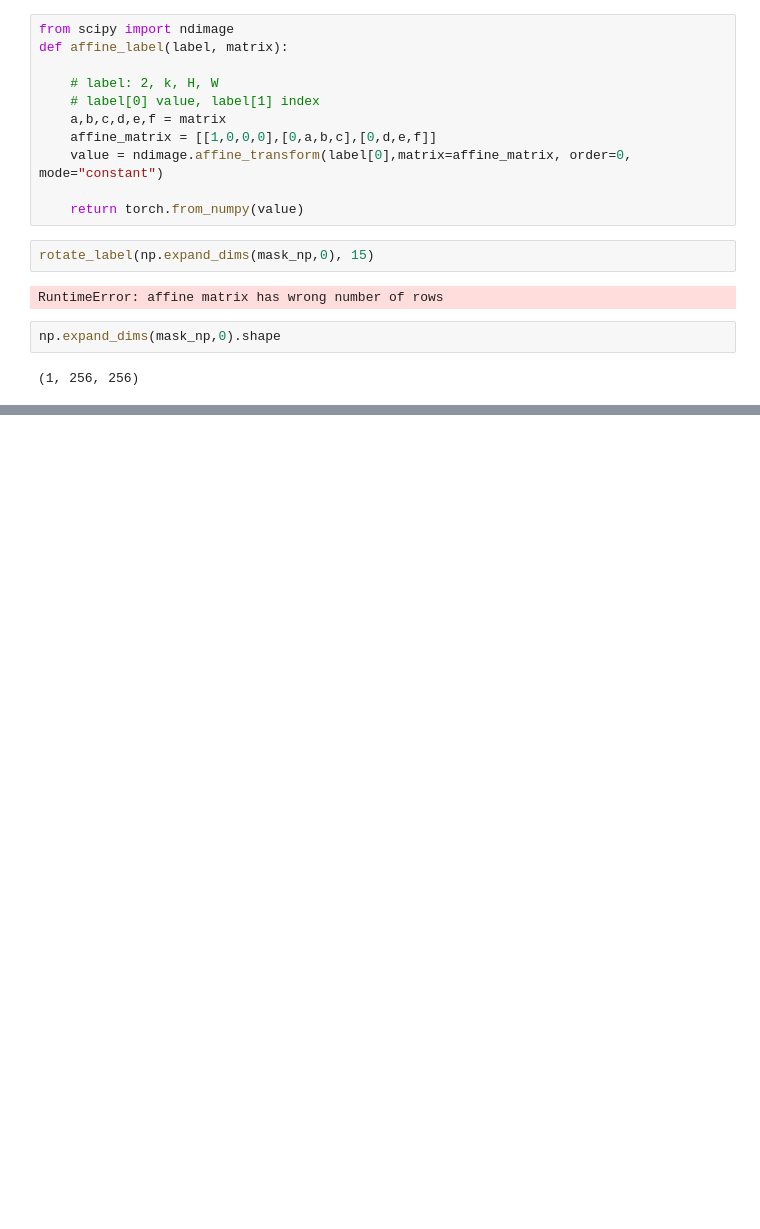
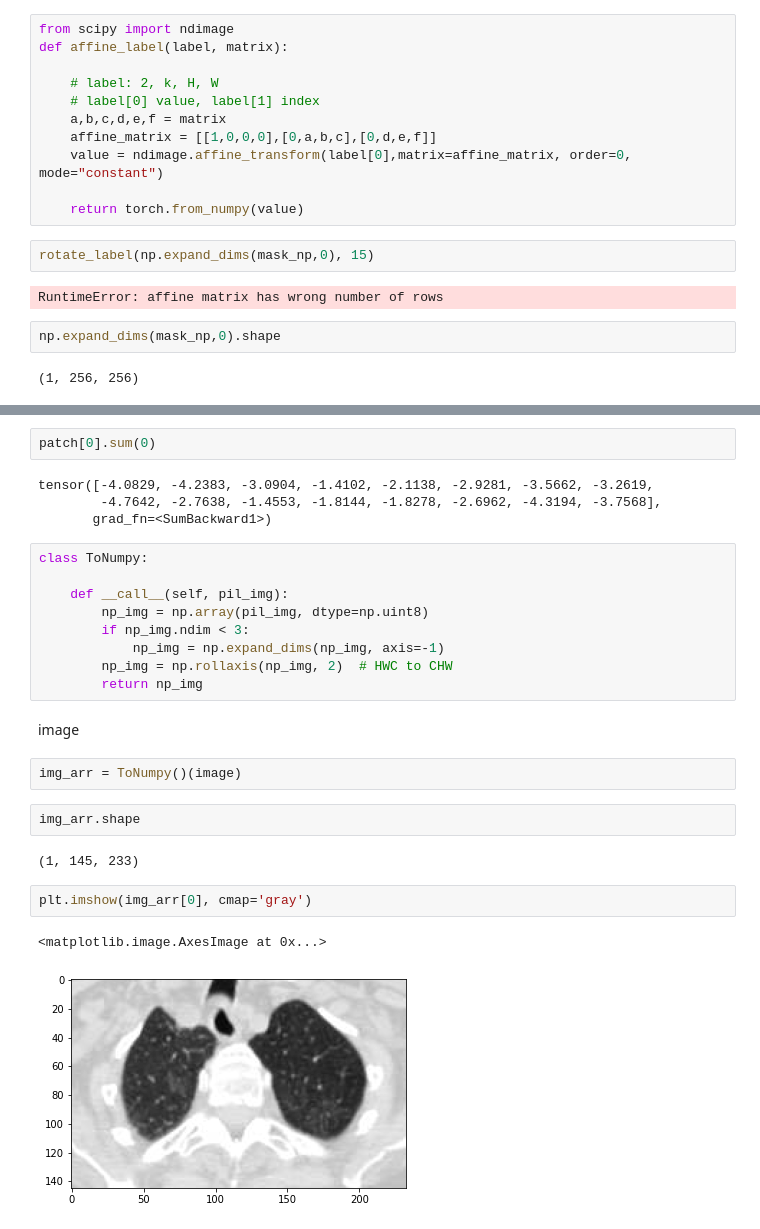
Before and after one commit to chenzhouuu/tokenlabeling_covid, a Jupyter notebook: timm_tutorial.ipynb, the cells around one changed output, grey strips where cells are left out. Cells and saved outputs as stored; diff of their text form; blank space fills up the shorter version.

```diff
--- a/timm_tutorial.ipynb
+++ b/timm_tutorial.ipynb
@@ -588,0 +672,28 @@ np.expand_dims(mask_np,0).shape
+# %%
+patch[0].sum(0)
+# %% [output]
+tensor([-4.0829, -4.2383, -3.0904, -1.4102, -2.1138, -2.9281, -3.5662, -3.2619,
+        -4.7642, -2.7638, -1.4553, -1.8144, -1.8278, -2.6962, -4.3194, -3.7568],
+       grad_fn=<SumBackward1>)
+# %%
+class ToNumpy:
+
+    def __call__(self, pil_img):
+        np_img = np.array(pil_img, dtype=np.uint8)
+        if np_img.ndim < 3:
+            np_img = np.expand_dims(np_img, axis=-1)
+        np_img = np.rollaxis(np_img, 2)  # HWC to CHW
+        return np_img
+# %% [markdown]
+image
+# %%
+img_arr = ToNumpy()(image)
+# %%
+img_arr.shape
+# %% [output]
+(1, 145, 233)
+# %%
+plt.imshow(img_arr[0], cmap='gray')
+# %% [output]
+<matplotlib.image.AxesImage at 0x...>
+[figure, added]
```
Also changed, not shown: parts of 47 cells of this notebook, 5 other files.
